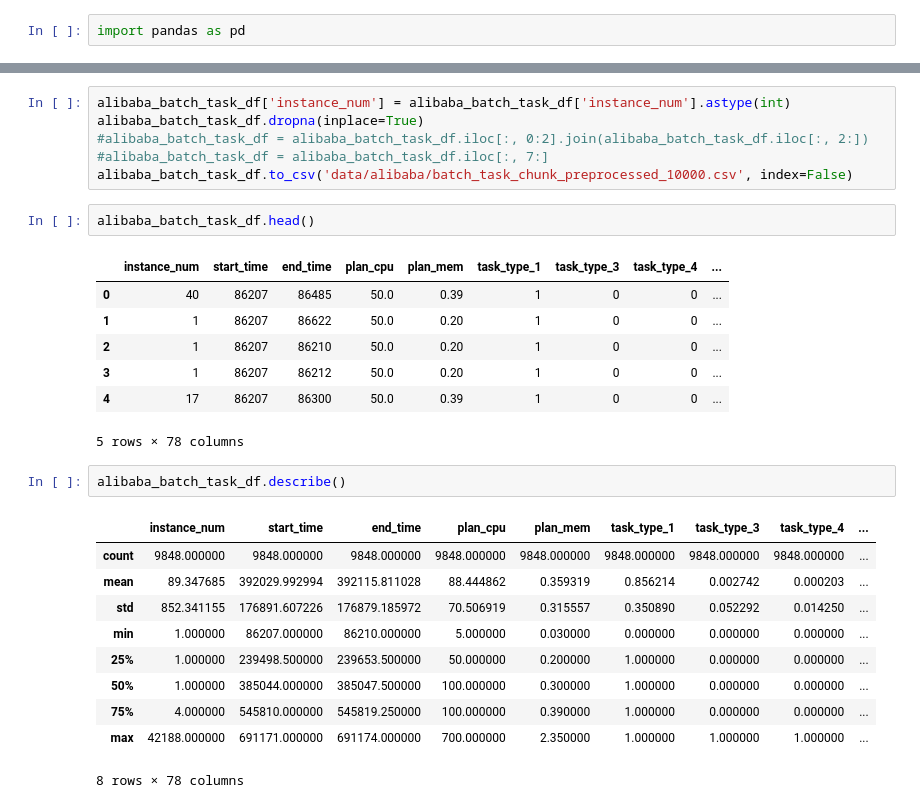
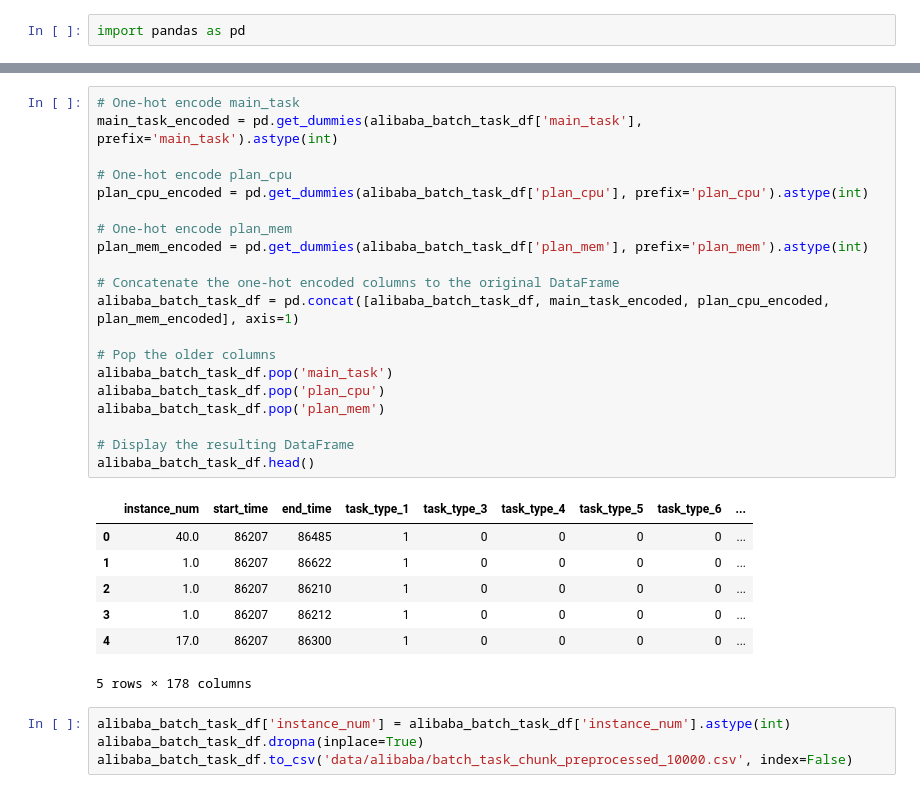
Before and after one commit to felescgon/graph-seq-2-seq-sandbox, a Jupyter notebook: data_preprocessing.ipynb, the cells around one changed output, grey strips where cells are left out. Cells and saved outputs as stored; diff of their text form.

```diff
--- a/data_preprocessing.ipynb
+++ b/data_preprocessing.ipynb
@@ -126,33 +87,36 @@ alibaba_batch_task_df.head()
 5 rows × 78 columns
+# %%
+# One-hot encode main_task
+main_task_encoded = pd.get_dummies(alibaba_batch_task_df['main_task'], prefix='main_task').astype(int)
+
+# One-hot encode plan_cpu
+plan_cpu_encoded = pd.get_dummies(alibaba_batch_task_df['plan_cpu'], prefix='plan_cpu').astype(int)
+
+# One-hot encode plan_mem
+plan_mem_encoded = pd.get_dummies(alibaba_batch_task_df['plan_mem'], prefix='plan_mem').astype(int)
+
+# Concatenate the one-hot encoded columns to the original DataFrame
+alibaba_batch_task_df = pd.concat([alibaba_batch_task_df, main_task_encoded, plan_cpu_encoded, plan_mem_encoded], axis=1)
+
+# Pop the older columns
+alibaba_batch_task_df.pop('main_task')
+alibaba_batch_task_df.pop('plan_cpu')
+alibaba_batch_task_df.pop('plan_mem')
+
+# Display the resulting DataFrame
+alibaba_batch_task_df.head()
+# %% [output]
+|  | instance_num | start_time | end_time | task_type_1 | task_type_3 | task_type_4 | task_type_5 | task_type_6 | ... |
+| 0 | 40.0 | 86207 | 86485 | 1 | 0 | 0 | 0 | 0 | ... |
+| 1 | 1.0 | 86207 | 86622 | 1 | 0 | 0 | 0 | 0 | ... |
+| 2 | 1.0 | 86207 | 86210 | 1 | 0 | 0 | 0 | 0 | ... |
+| 3 | 1.0 | 86207 | 86212 | 1 | 0 | 0 | 0 | 0 | ... |
+| 4 | 17.0 | 86207 | 86300 | 1 | 0 | 0 | 0 | 0 | ... |
+5 rows × 178 columns
 # %%
 alibaba_batch_task_df['instance_num'] = alibaba_batch_task_df['instance_num'].astype(int)
 alibaba_batch_task_df.dropna(inplace=True)
-#alibaba_batch_task_df = alibaba_batch_task_df.iloc[:, 0:2].join(alibaba_batch_task_df.iloc[:, 2:])
-#alibaba_batch_task_df = alibaba_batch_task_df.iloc[:, 7:]
 alibaba_batch_task_df.to_csv('data/alibaba/batch_task_chunk_preprocessed_10000.csv', index=False)
-# %%
-alibaba_batch_task_df.head()
-# %% [output]
-|  | instance_num | start_time | end_time | plan_cpu | plan_mem | task_type_1 | task_type_3 | task_type_4 | ... |
-| 0 | 40 | 86207 | 86485 | 50.0 | 0.39 | 1 | 0 | 0 | ... |
-| 1 | 1 | 86207 | 86622 | 50.0 | 0.20 | 1 | 0 | 0 | ... |
-| 2 | 1 | 86207 | 86210 | 50.0 | 0.20 | 1 | 0 | 0 | ... |
-| 3 | 1 | 86207 | 86212 | 50.0 | 0.20 | 1 | 0 | 0 | ... |
-| 4 | 17 | 86207 | 86300 | 50.0 | 0.39 | 1 | 0 | 0 | ... |
-5 rows × 78 columns
-# %%
-alibaba_batch_task_df.describe()
-# %% [output]
-|  | instance_num | start_time | end_time | plan_cpu | plan_mem | task_type_1 | task_type_3 | task_type_4 | ... |
-| count | 9848.000000 | 9848.000000 | 9848.000000 | 9848.000000 | 9848.000000 | 9848.000000 | 9848.000000 | 9848.000000 | ... |
-| mean | 89.347685 | 392029.992994 | 392115.811028 | 88.444862 | 0.359319 | 0.856214 | 0.002742 | 0.000203 | ... |
-| std | 852.341155 | 176891.607226 | 176879.185972 | 70.506919 | 0.315557 | 0.350890 | 0.052292 | 0.014250 | ... |
-| min | 1.000000 | 86207.000000 | 86210.000000 | 5.000000 | 0.030000 | 0.000000 | 0.000000 | 0.000000 | ... |
-| 25% | 1.000000 | 239498.500000 | 239653.500000 | 50.000000 | 0.200000 | 1.000000 | 0.000000 | 0.000000 | ... |
-| 50% | 1.000000 | 385044.000000 | 385047.500000 | 100.000000 | 0.300000 | 1.000000 | 0.000000 | 0.000000 | ... |
-| 75% | 4.000000 | 545810.000000 | 545819.250000 | 100.000000 | 0.390000 | 1.000000 | 0.000000 | 0.000000 | ... |
-| max | 42188.000000 | 691171.000000 | 691174.000000 | 700.000000 | 2.350000 | 1.000000 | 1.000000 | 1.000000 | ... |
-8 rows × 78 columns
 # %%
 import pandas as pd
 import torch
```
Also changed, not shown: parts of 9 cells of this notebook, 11 other files.
